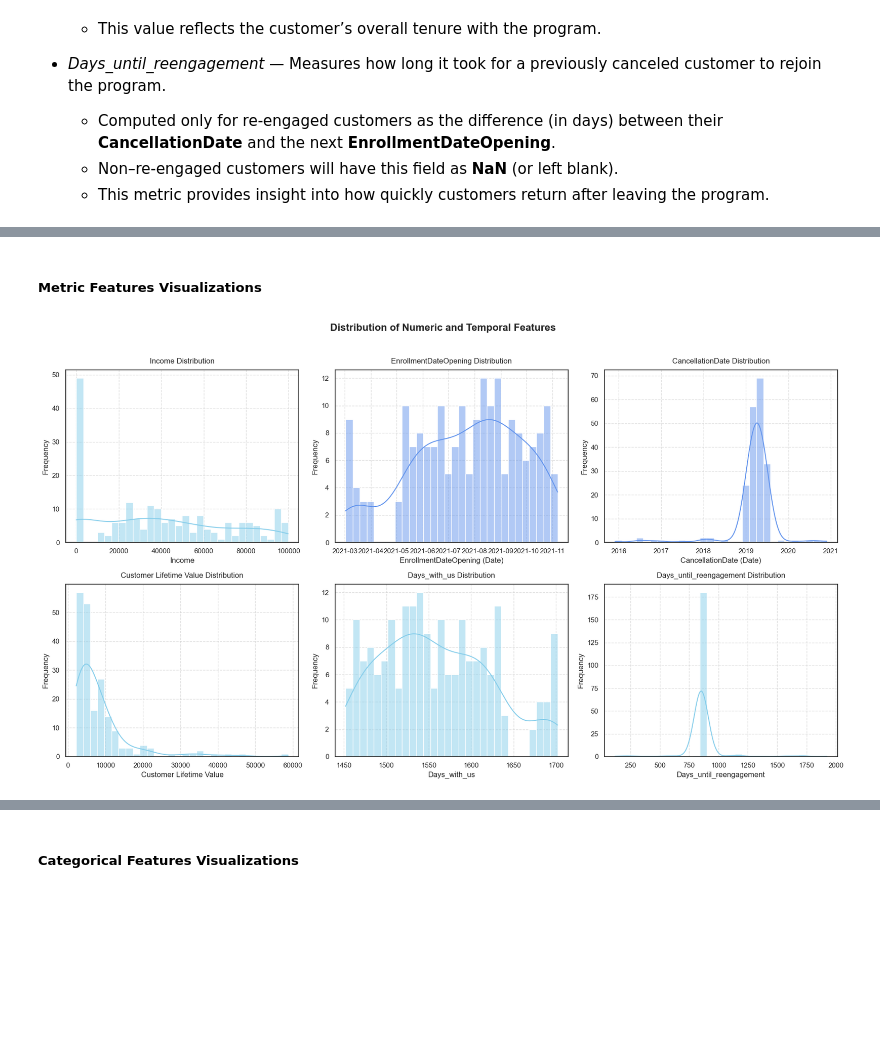
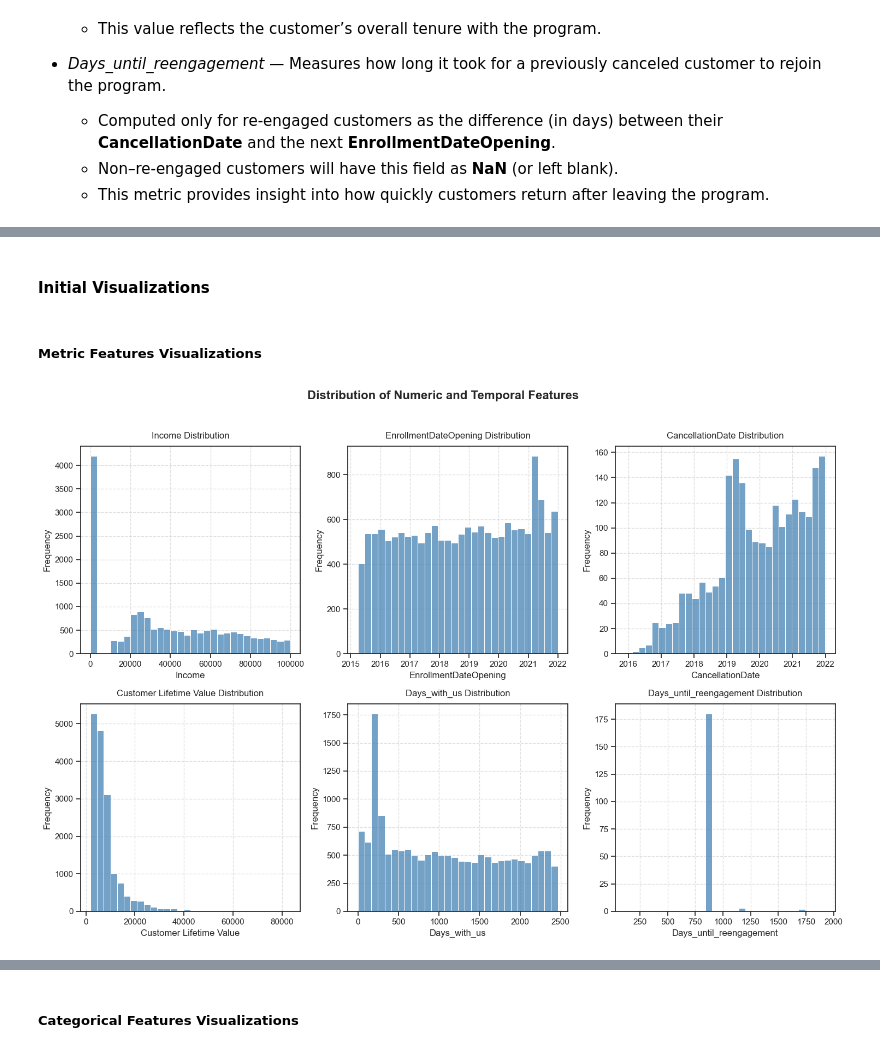
Before and after one commit to luisbdavila/Airline_Customer_Segmentation_DataMining_Project_Python, a Jupyter notebook: 1_Delivery/Code/EDA.ipynb, the cells around one changed output, grey strips where cells are left out. Drawn from its saved outputs; the diff is of its cells as text; code cells hidden in the pictures; blank space fills up the shorter version.

Commit message:
new variables finished

```diff
--- a/1_Delivery/Code/EDA.ipynb
+++ b/1_Delivery/Code/EDA.ipynb
@@ -439,21 +455,19 @@ df_AIAI_Customers.drop(columns=['Country'], inplace=True)
 df_AIAI_Customers["Re_engaged_people"] = df_AIAI_Customers["EnrollmentDateOpening"] >= df_AIAI_Customers["CancellationDate"]
 
 # 2️) Calculate "Days_with_us"
-today = pd.Timestamp.today()
+last_day = df_AIAI_Customers[["EnrollmentDateOpening", "CancellationDate"]].max().max()
 
 # Default: use cancellation date if available, else use today's date
-df_AIAI_Customers["Days_with_us"] =  (df_AIAI_Customers["CancellationDate"].fillna(today) - df_AIAI_Customers["EnrollmentDateOpening"]).dt.days
-
+df_AIAI_Customers["Days_with_us"] =  (df_AIAI_Customers["CancellationDate"].fillna(last_day) - df_AIAI_Customers["EnrollmentDateOpening"]).dt.days
 
 # For re-engaged people, ensure only the duration until Today is used for each enrollment episode
-df_AIAI_Customers.loc[df_AIAI_Customers["Re_engaged_people"], "Days_with_us"] = (today - df_AIAI_Customers["EnrollmentDateOpening"]).dt.days
+df_AIAI_Customers.loc[df_AIAI_Customers["Re_engaged_people"], "Days_with_us"] = (last_day - df_AIAI_Customers["EnrollmentDateOpening"]).dt.days
 
 # 3) Calculate "Days_until_reengagement"
 df_AIAI_Customers["Days_until_reengagement"] = pd.NA
 
 df_AIAI_Customers.loc[df_AIAI_Customers["Re_engaged_people"], "Days_until_reengagement"] = (df_AIAI_Customers["EnrollmentDateOpening"] - df_AIAI_Customers["CancellationDate"]).dt.days
 
-
 # Final clean-up: ensure numeric fields are of integer type where applicable
 df_AIAI_Customers["Days_with_us"] = df_AIAI_Customers["Days_with_us"].astype("Int64")
 df_AIAI_Customers["Days_until_reengagement"] = df_AIAI_Customers["Days_until_reengagement"].astype("Int64")
@@ -494,53 +514,38 @@ df_AIAI_Customers.describe(include="all").T
+# %% [markdown]
+#### **Initial Visualizations**
 # %%
 numeric_features_c = ['Income', 'EnrollmentDateOpening', 'CancellationDate',
                    'Customer Lifetime Value', 'Days_with_us', 'Days_until_reengagement']
 # Not including Latitude and Longitude since for this kind of visualization those wont be usefull, we will use them later
 
-# Lets for our visualisation we wont need any Nan values and values where income = 0 are not representative
-df_clean = df_AIAI_Customers[numeric_features_c].copy()
-df_clean = df_clean.dropna()
+df_AIAI_Customers_numeric = df_AIAI_Customers[numeric_features_c].copy()
 # %% [markdown]
 ##### Metric Features Visualizations
 # %%
 # Define rows and cols automatically based on number of features
 sp_rows = 2
 sp_cols = 3
 
 # Create the figure
-fig, axes = plt.subplots(sp_rows, sp_cols, figsize=(18, 10))
+fig, axes = plt.subplots(sp_rows, sp_cols, figsize=(15, 10))
 axes = axes.flatten()
 
 # --- Plot Each Feature ---
 for i, feat in enumerate(numeric_features_c):
     ax = axes[i]
 
-    # Handle date variables differently
-    if pd.api.types.is_datetime64_any_dtype(df_clean[feat]):
-        # Drop NaT values
-        valid_data = df_clean[feat].dropna()
-        # Plot as histogram of dates (converted to numeric timestamps)
-        sns.histplot(valid_data, kde=True, ax=ax, bins=30, color="cornflowerblue")
-        ax.set_xlabel(f"{feat} (Date)")
-    else:
-        sns.histplot(df_clean[feat].dropna(), kde=True, ax=ax, bins=30, color="skyblue")
-        ax.set_xlabel(feat)
+    sns.histplot(df_AIAI_Customers_numeric[feat].dropna(), kde=False, ax=ax, bins=30, color="steelblue")
+    ax.set_xlabel(feat)
 
     # Titles & formatting
     ax.set_title(f"{feat} Distribution", fontsize=12, pad=10)
     ax.set_ylabel("Frequency")
     ax.grid(True, linestyle='--', alpha=0.6)
 
 # --- Layout & Global Title ---
 plt.suptitle("Distribution of Numeric and Temporal Features", fontsize=16, fontweight='bold', y=1.02)
 plt.tight_layout()
-
-# --- Save Figure ---
-save_dir = os.path.join('..', 'figures', 'eda')
-os.makedirs(save_dir, exist_ok=True)
-save_path = os.path.join(save_dir, 'numeric_features_c_histograms.png')
-plt.savefig(save_path, dpi=250, bbox_inches='tight')
-
 plt.show()
 # %% [output]
-[figure, old version]
+[figure, new version]
 # %%
```
Also changed, not shown: parts of 34 cells of this notebook, 5 other files.
